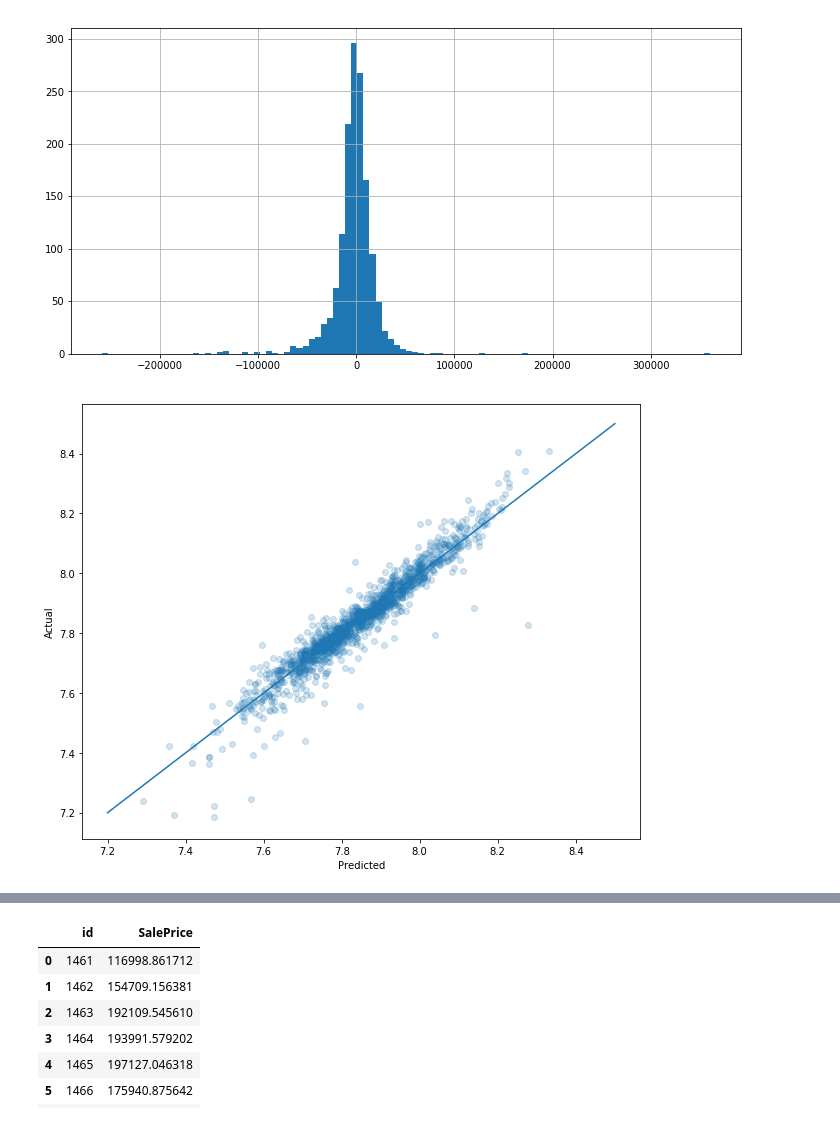
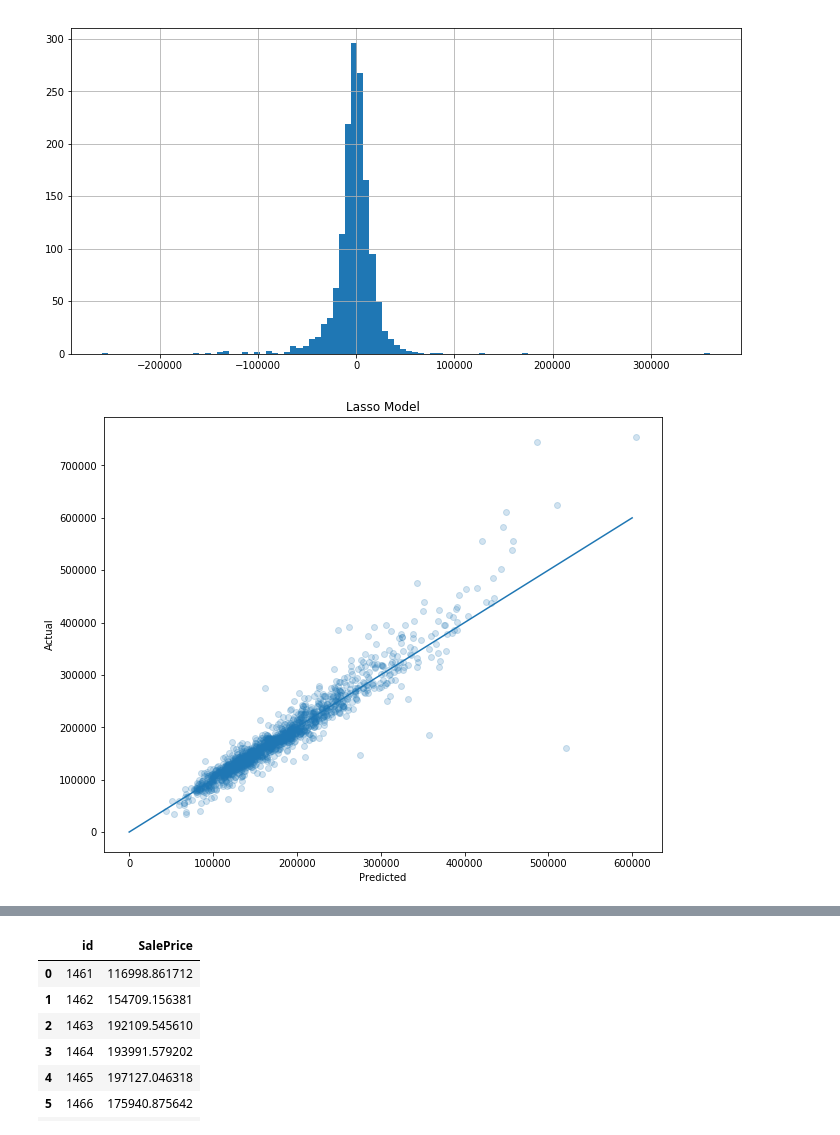
Before and after one commit to aungshumaan/MachineLearning_Housing, a Jupyter notebook: aungshuman/modeling.ipynb, the cells around one changed output, grey strips where cells are left out. Saved outputs shown, nothing was run; the diff lists cells and outputs as text; code cells hidden in the pictures.

```diff
--- a/aungshuman/modeling.ipynb
+++ b/aungshuman/modeling.ipynb
@@ -588,7 +803,7 @@ Best alpha value: 4.328761281083062e-05
 coefficient of determination R^2 : 0.9188552145192753
 5-fold cross-validation  0.888173613671589
 # %%
-from scipy.special import inv_boxcox
+plt.rcParams['figure.figsize'] = (12.0,6.0)
 residue_box = inv_boxcox(model_lasso_box_5CV.predict(X_train), lambda_)- y_train #lambda_ = -0.07692396374428875
 residue_box.hist(bins =100)
 rmse_score = np.sqrt((residue_box **2).mean())
@@ -599,9 +814,12 @@ rmse_score
 # %%
 ## Plotting the actual vs expected house price (along with the line x=y for reference)
 plt.figure(figsize=(10,8))
-plt.scatter(model_lasso_box_5CV.predict(X_train), ybox_train, alpha=.2)
-plt.plot(np.linspace(7.2,8.5,1000), np.linspace(7.2,8.5,1000))
+plt.scatter(inv_boxcox(model_lasso_box_5CV.predict(X_train), lambda_), y_train, alpha=.2)
+plt.plot(np.linspace(0,600000,1000), np.linspace(0,600000,1000))
+#plt.plot(np.linspace(7.2,8.5,1000), np.linspace(7.2,8.5,1000))
 plt.xlabel("Predicted")
-plt.ylabel("Actual");
+plt.ylabel("Actual")
+plt.title('Lasso Model')
+#plt.savefig("lasso_box_5CV.png")
 # %% [output]
-[figure, old version]
+[figure, new version]
```
Also changed, not shown: parts of 71 cells of this notebook, 1 other file.
